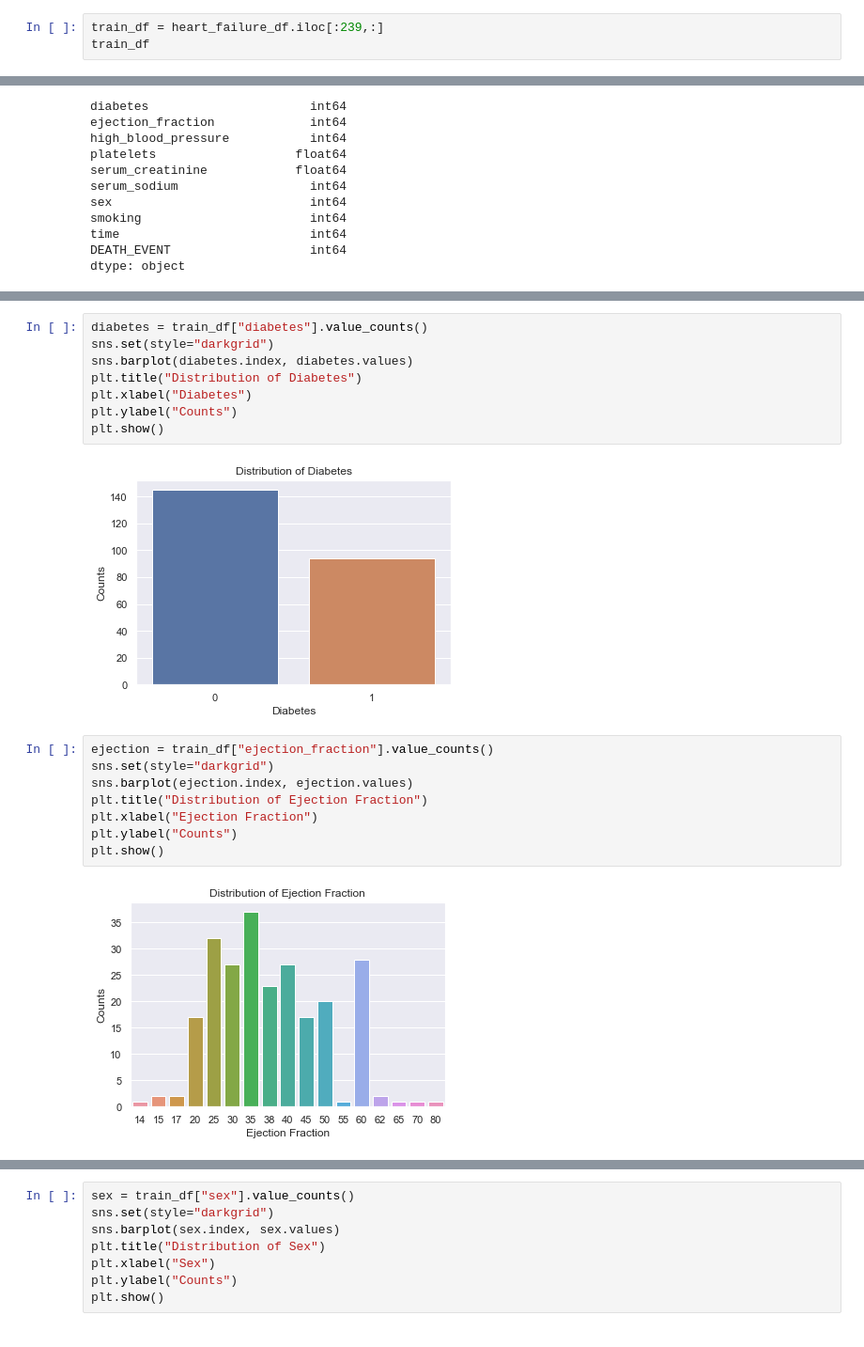
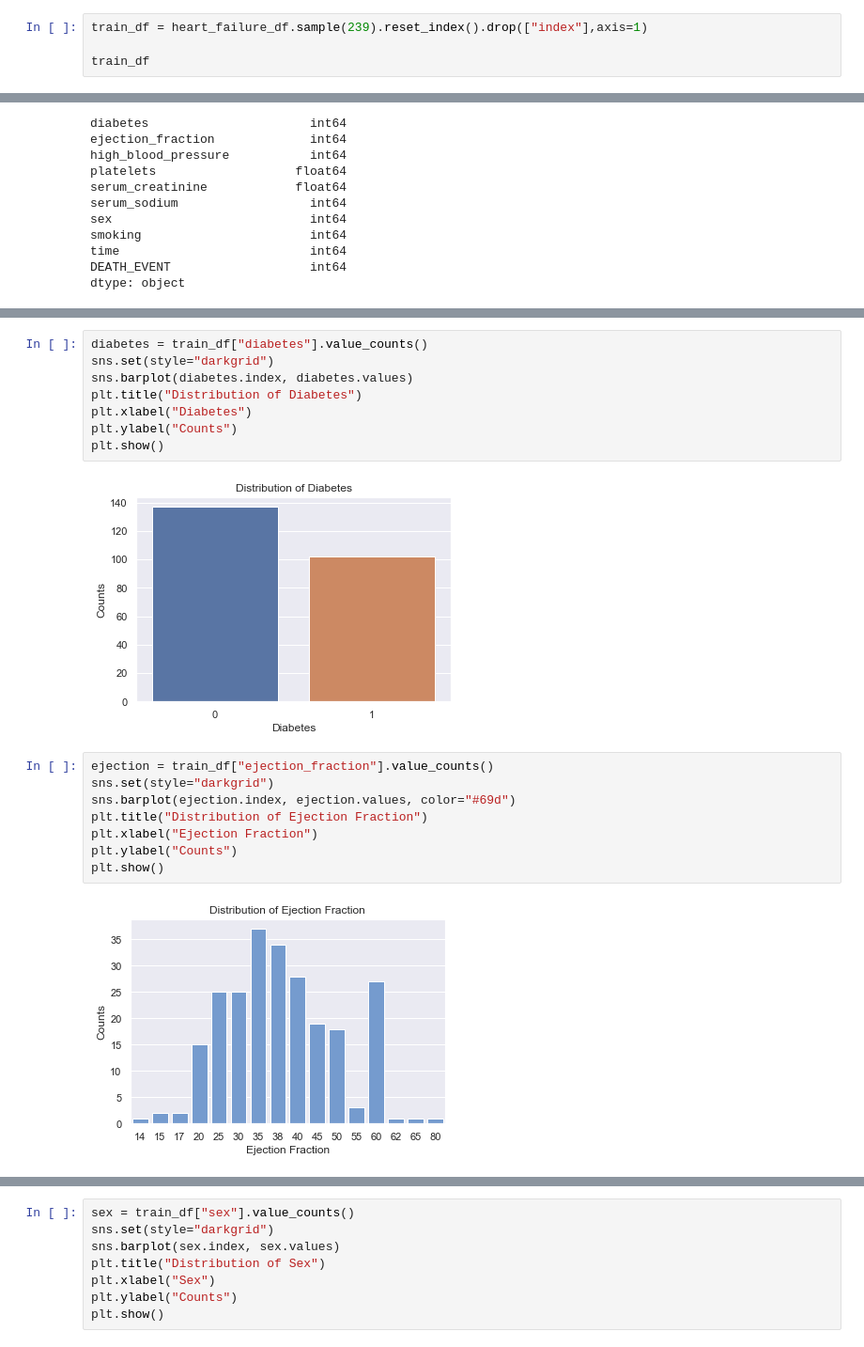
Before and after one commit to adhityaprimandhika/Heart-Failure-Prediction, a Jupyter notebook: Heart Failure.ipynb, the cells around one changed output, grey strips where cells are left out. Shown at 94% size. Drawn from its saved outputs; the diff is of its cells as text.

```diff
--- a/Heart Failure.ipynb
+++ b/Heart Failure.ipynb
@@ -44,7 +44,8 @@ heart_failure_df.shape
 # %% [output]
 239.20000000000002
 # %%
-train_df = heart_failure_df.iloc[:239,:]
+train_df = heart_failure_df.sample(239).reset_index().drop(["index"],axis=1)
+
 train_df
 # %% [output]
 |  | age | anaemia | creatinine_phosphokinase | diabetes | ejection_fraction | high_blood_pressure | platelets | ... |
@@ -198,17 +199,17 @@ plt.xlabel("Diabetes")
 plt.ylabel("Counts")
 plt.show()
 # %% [output]
-[figure, old version]
+[figure, new version]
 # %%
 ejection = train_df["ejection_fraction"].value_counts()
 sns.set(style="darkgrid")
-sns.barplot(ejection.index, ejection.values)
+sns.barplot(ejection.index, ejection.values, color="#69d")
 plt.title("Distribution of Ejection Fraction")
 plt.xlabel("Ejection Fraction")
 plt.ylabel("Counts")
 plt.show()
 # %% [output]
-[figure, old version]
+[figure, new version]
 # %%
 high_blood_pressure = train_df["high_blood_pressure"].value_counts()
 sns.set(style="darkgrid")
```
Also changed, not shown: parts of 60 cells of this notebook, 2 other files.
